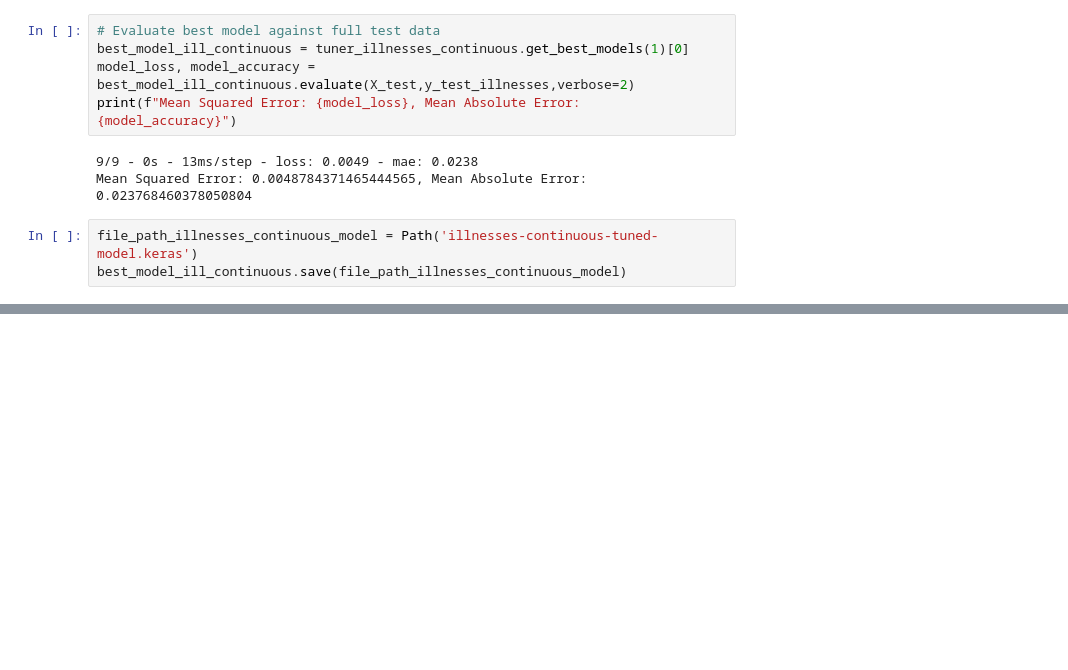
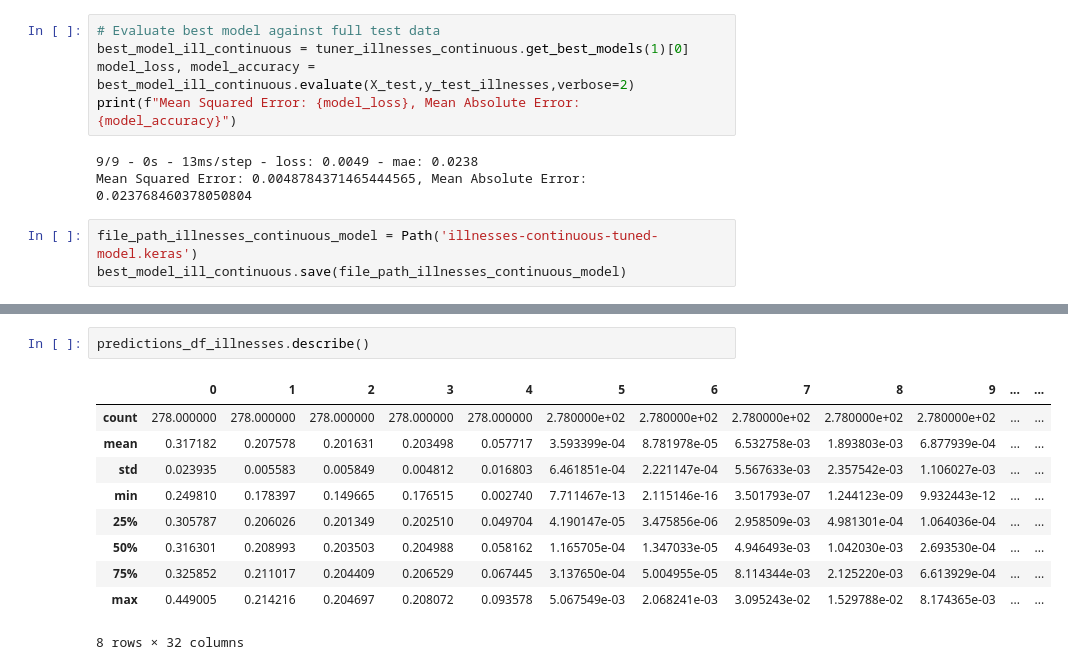
Before and after one commit to JustifiedTB/group-project-3, a Jupyter notebook: model_run_2.ipynb, the cells around one changed output, grey strips where cells are left out. Saved outputs shown, nothing was run; the diff lists cells and outputs as text; blank space fills up the shorter version.

```diff
--- a/model_run_2.ipynb
+++ b/model_run_2.ipynb
@@ -706,0 +758,13 @@ best_model_ill_continuous.save(file_path_illnesses_continuous_model)
+# %%
+predictions_df_illnesses.describe()
+# %% [output]
+|  | 0 | 1 | 2 | 3 | 4 | 5 | 6 | 7 | 8 | 9 | ... | ... |
+| count | 278.000000 | 278.000000 | 278.000000 | 278.000000 | 278.000000 | 2.780000e+02 | 2.780000e+02 | 2.780000e+02 | 2.780000e+02 | 2.780000e+02 | ... | ... |
+| mean | 0.317182 | 0.207578 | 0.201631 | 0.203498 | 0.057717 | 3.593399e-04 | 8.781978e-05 | 6.532758e-03 | 1.893803e-03 | 6.877939e-04 | ... | ... |
+| std | 0.023935 | 0.005583 | 0.005849 | 0.004812 | 0.016803 | 6.461851e-04 | 2.221147e-04 | 5.567633e-03 | 2.357542e-03 | 1.106027e-03 | ... | ... |
+| min | 0.249810 | 0.178397 | 0.149665 | 0.176515 | 0.002740 | 7.711467e-13 | 2.115146e-16 | 3.501793e-07 | 1.244123e-09 | 9.932443e-12 | ... | ... |
+| 25% | 0.305787 | 0.206026 | 0.201349 | 0.202510 | 0.049704 | 4.190147e-05 | 3.475856e-06 | 2.958509e-03 | 4.981301e-04 | 1.064036e-04 | ... | ... |
+| 50% | 0.316301 | 0.208993 | 0.203503 | 0.204988 | 0.058162 | 1.165705e-04 | 1.347033e-05 | 4.946493e-03 | 1.042030e-03 | 2.693530e-04 | ... | ... |
+| 75% | 0.325852 | 0.211017 | 0.204409 | 0.206529 | 0.067445 | 3.137650e-04 | 5.004955e-05 | 8.114344e-03 | 2.125220e-03 | 6.613929e-04 | ... | ... |
+| max | 0.449005 | 0.214216 | 0.204697 | 0.208072 | 0.093578 | 5.067549e-03 | 2.068241e-03 | 3.095243e-02 | 1.529788e-02 | 8.174365e-03 | ... | ... |
+8 rows × 32 columns
```
Also changed, not shown: parts of 9 cells of this notebook, 1 other file.
